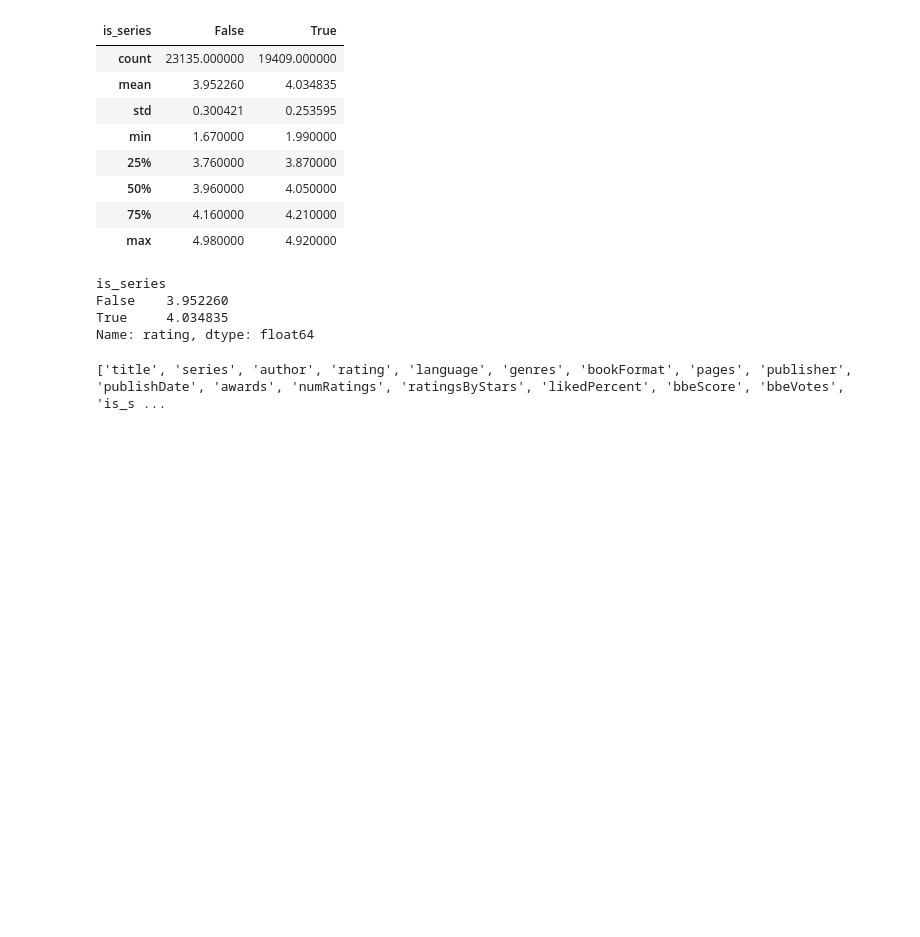
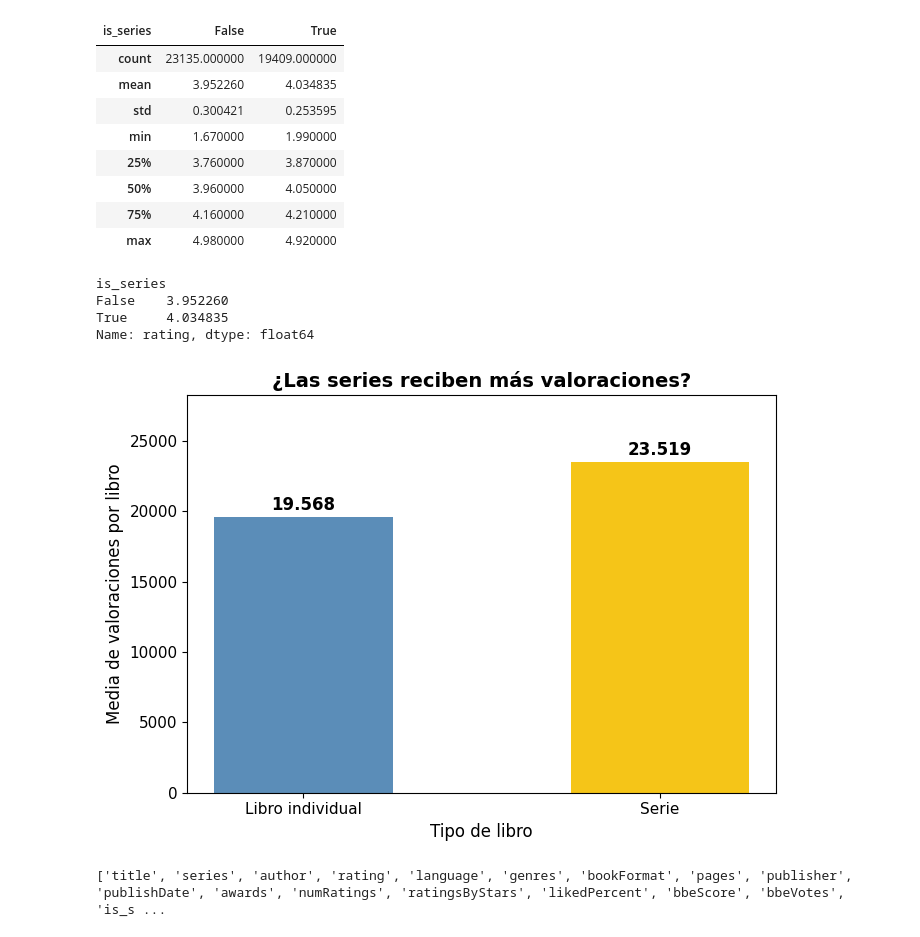
Before and after one commit to fgoiri/EDA-GoodReads-Books, a Jupyter notebook: src/main.ipynb, the cells around one changed output. Drawn from its saved outputs; the diff is of its cells as text; code cells hidden in the pictures; blank space fills up the shorter version.

```diff
--- a/src/main.ipynb
+++ b/src/main.ipynb
@@ -745,6 +745,47 @@ is_series
 False    3.952260
 True     4.034835
 Name: rating, dtype: float64
+# %%
+# Calcular media de numRatings por grupo
+numratings_by_series = df_individual.groupby('is_series')['numRatings'].mean().reset_index()
+numratings_by_series['label'] = numratings_by_series['is_series'].map({False: 'Libro individual', True: 'Serie'})
+
+# Colores consistentes con el resto de gráficos
+colors = ['#5B8DB8', '#F5C518']  # azul y amarillo
+
+fig, ax = plt.subplots(figsize=(7, 5))
+
+bars = ax.bar(
+    numratings_by_series['label'],
+    numratings_by_series['numRatings'],
+    color=colors,
+    edgecolor='none',
+    linewidth=0.8,
+    width=0.5
+)
+
+# Etiquetas encima de las barras
+for bar in bars:
+    height = bar.get_height()
+    ax.text(
+        bar.get_x() + bar.get_width() / 2,
+        height + 200,
+        f'{height:,.0f}'.replace(',', '.'),
+        ha='center', va='bottom',
+        fontsize=12, fontweight='bold'
+    )
+
+ax.set_title('¿Las series reciben más valoraciones?', fontsize=14, fontweight='bold')
+ax.set_xlabel('Tipo de libro', fontsize=12)
+ax.set_ylabel('Media de valoraciones por libro', fontsize=12)
+ax.set_ylim(0, numratings_by_series['numRatings'].max() * 1.2)
+ax.tick_params(axis='both', labelsize=11)
+
+plt.tight_layout()
+plt.savefig('h3_numratings.png', dpi=150, bbox_inches='tight')
+plt.show()
+# %% [output]
+[figure, added]
 # %%
 print(df_individual.columns.tolist())
 # %% [output]
```
Also changed, not shown: 1 other file.
